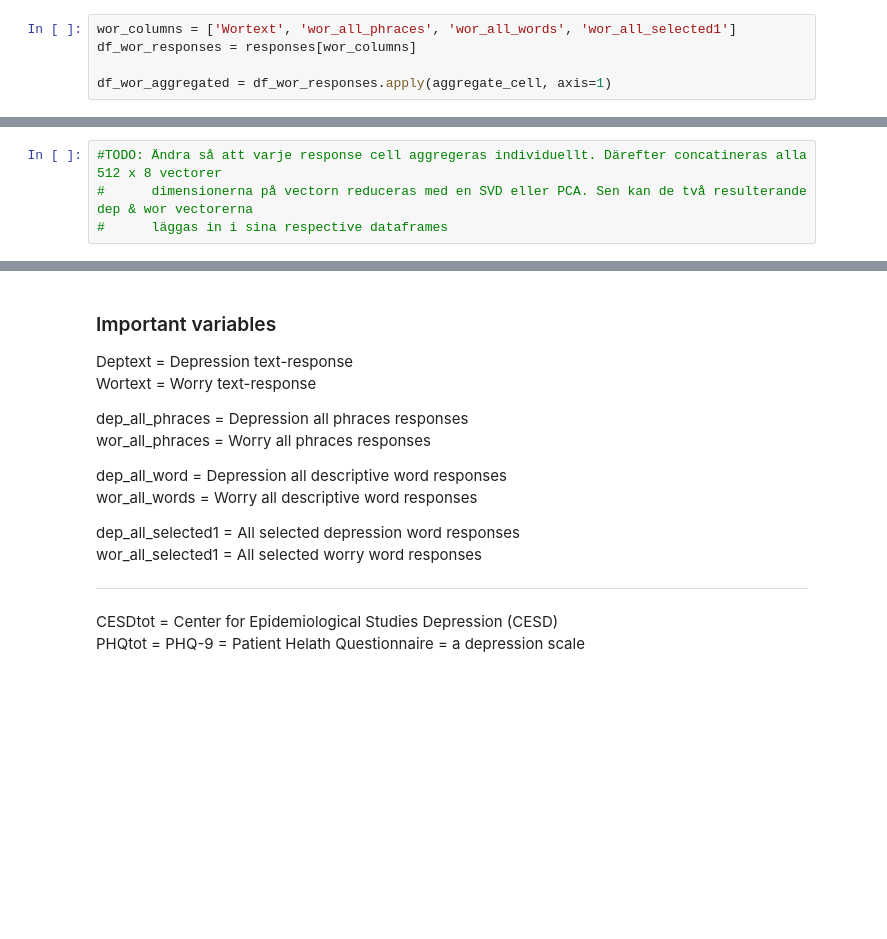
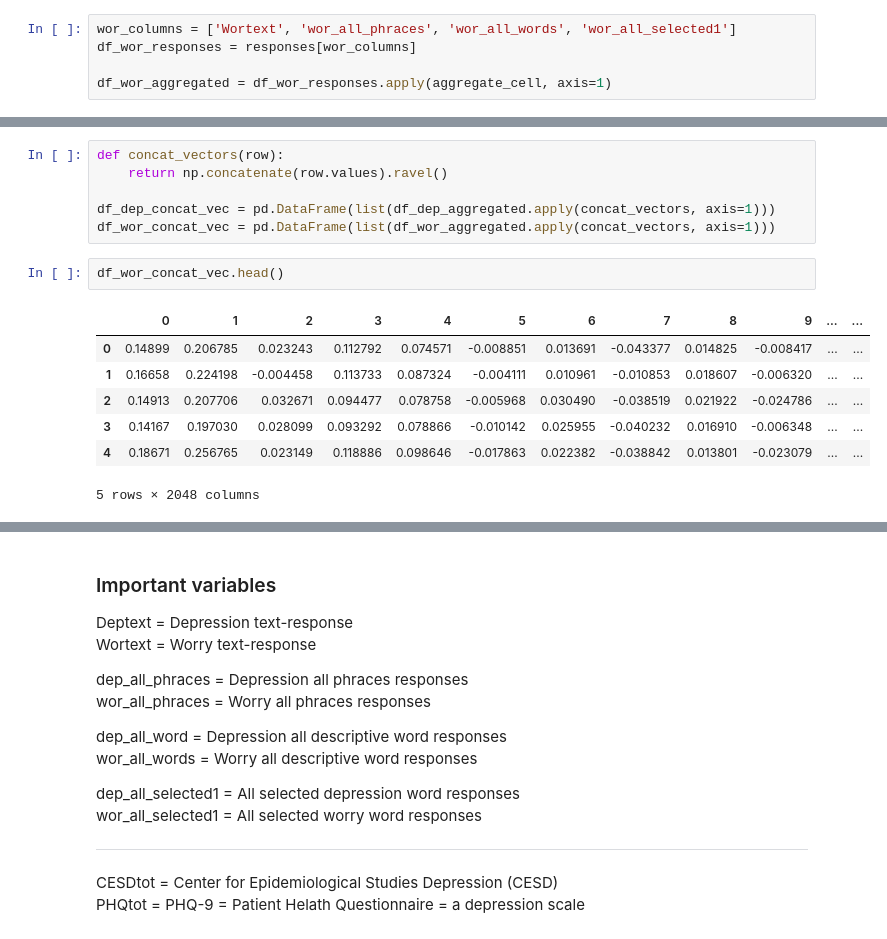
Before and after one commit to alexandraant161803/EDAN70, a Jupyter notebook: WD_project_notebook_v2.ipynb, the cells around one changed output, grey strips where cells are left out. Cells and saved outputs as stored; diff of their text form; blank space fills up the shorter version.

```diff
--- a/WD_project_notebook_v2.ipynb
+++ b/WD_project_notebook_v2.ipynb
@@ -131,7 +131,19 @@ df_wor_aggregated.iloc[:10]
 | 7 | [0.16857844964441268, 0.235406634... | [0.15824374599203705, 0.204972181... | [-0.2617804024662385, 0.007203681... | [0.06378269752602976, 0.008016117... |
 | 8 | [0.18522021167783884, 0.254466908... | [0.11635905622328928, 0.018585133... | [0.06984923510555667, 0.006518063... | [0.08754686825446154, 0.064626052... |
 | 9 | [0.2046066832838274, 0.2821164677... | [0.1755492642411605, 0.2157095366... | [-0.10305678157119323, -0.0464502... | [-0.317957439407505, -0.175340881... |
-# %%
-#TODO: Ändra så att varje response cell aggregeras individuellt. Därefter concatineras alla 512 x 8 vectorer
-#      dimensionerna på vectorn reduceras med en SVD eller PCA. Sen kan de två resulterande dep & wor vectorerna
-#      läggas in i sina respective dataframes
+# %%
+def concat_vectors(row):
+    return np.concatenate(row.values).ravel()
+
+df_dep_concat_vec = pd.DataFrame(list(df_dep_aggregated.apply(concat_vectors, axis=1)))
+df_wor_concat_vec = pd.DataFrame(list(df_wor_aggregated.apply(concat_vectors, axis=1)))
+# %%
+df_wor_concat_vec.head()
+# %% [output]
+|  | 0 | 1 | 2 | 3 | 4 | 5 | 6 | 7 | 8 | 9 | ... | ... |
+| 0 | 0.14899 | 0.206785 | 0.023243 | 0.112792 | 0.074571 | -0.008851 | 0.013691 | -0.043377 | 0.014825 | -0.008417 | ... | ... |
+| 1 | 0.16658 | 0.224198 | -0.004458 | 0.113733 | 0.087324 | -0.004111 | 0.010961 | -0.010853 | 0.018607 | -0.006320 | ... | ... |
+| 2 | 0.14913 | 0.207706 | 0.032671 | 0.094477 | 0.078758 | -0.005968 | 0.030490 | -0.038519 | 0.021922 | -0.024786 | ... | ... |
+| 3 | 0.14167 | 0.197030 | 0.028099 | 0.093292 | 0.078866 | -0.010142 | 0.025955 | -0.040232 | 0.016910 | -0.006348 | ... | ... |
+| 4 | 0.18671 | 0.256765 | 0.023149 | 0.118886 | 0.098646 | -0.017863 | 0.022382 | -0.038842 | 0.013801 | -0.023079 | ... | ... |
+5 rows × 2048 columns
```
Also changed, not shown: parts of 7 cells of this notebook.
